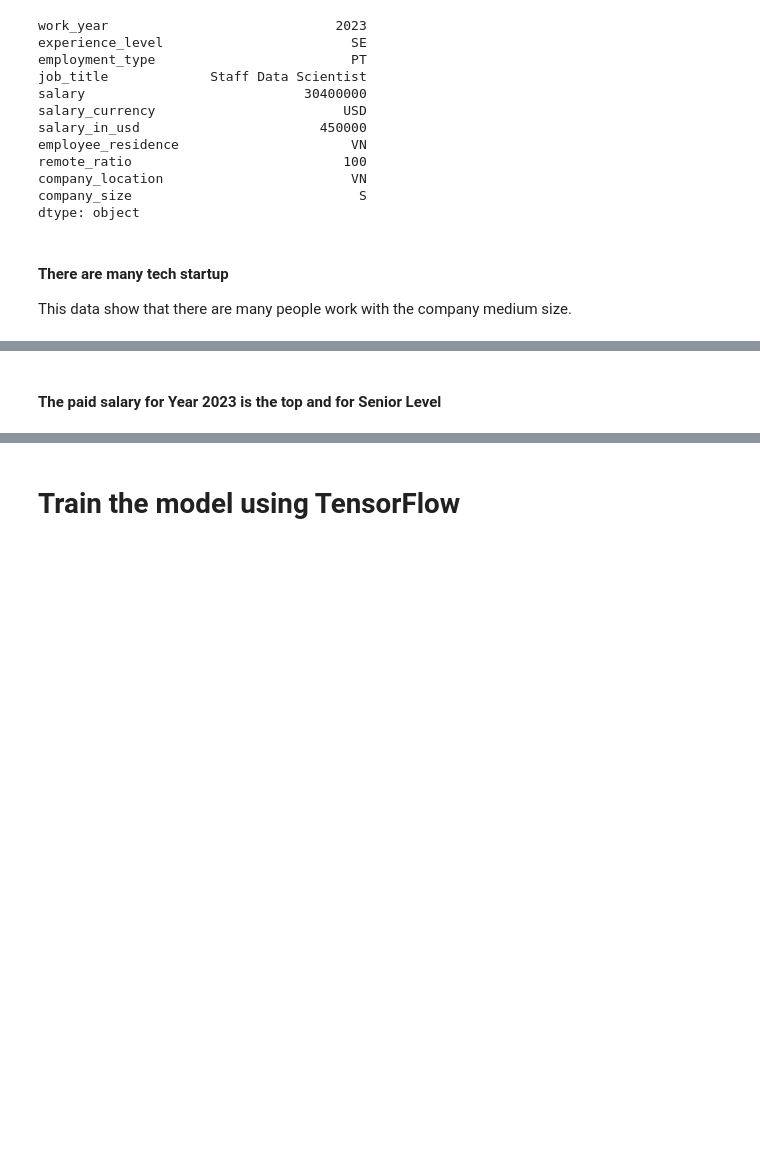
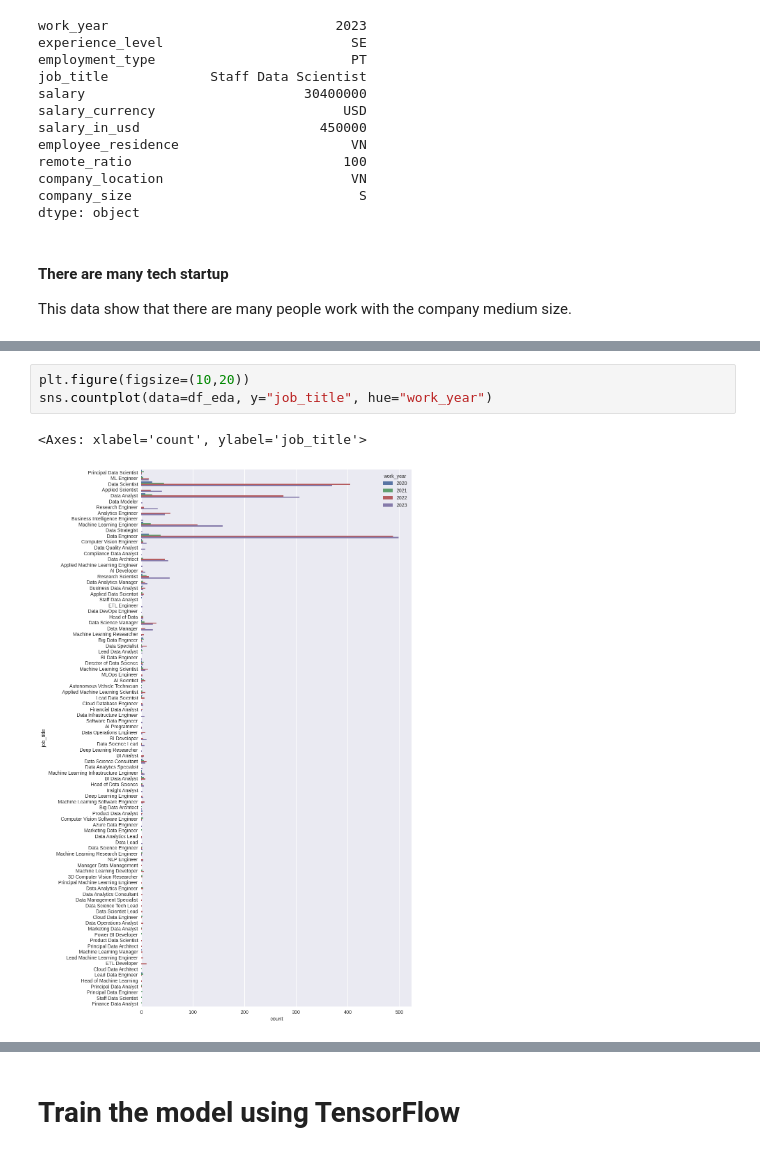
Before and after one commit to openmymai/DS-and-ML, a Jupyter notebook: ds-salary-prediction-with-tensorflow.ipynb, the cells around one changed output, grey strips where cells are left out. Saved outputs shown, nothing was run; the diff lists cells and outputs as text; blank space fills up the shorter version.

```diff
--- a/ds-salary-prediction-with-tensorflow.ipynb
+++ b/ds-salary-prediction-with-tensorflow.ipynb
@@ -242,2 +235,6 @@ fig.show()
-# %% [markdown]
-#### The paid salary for Year 2023 is the top and for Senior Level
+# %%
+plt.figure(figsize=(10,20))
+sns.countplot(data=df_eda, y="job_title", hue="work_year")
+# %% [output]
+<Axes: xlabel='count', ylabel='job_title'>
+[figure, added]
```
Also changed, not shown: parts of 16 cells of this notebook.
